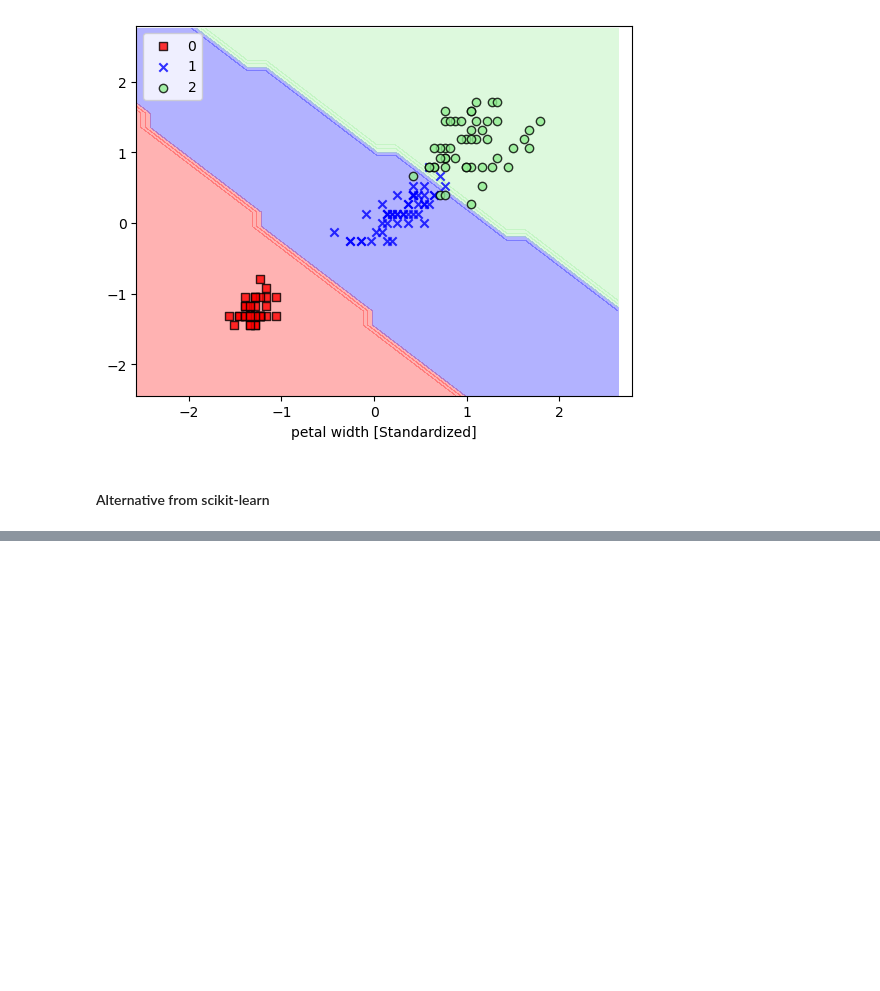
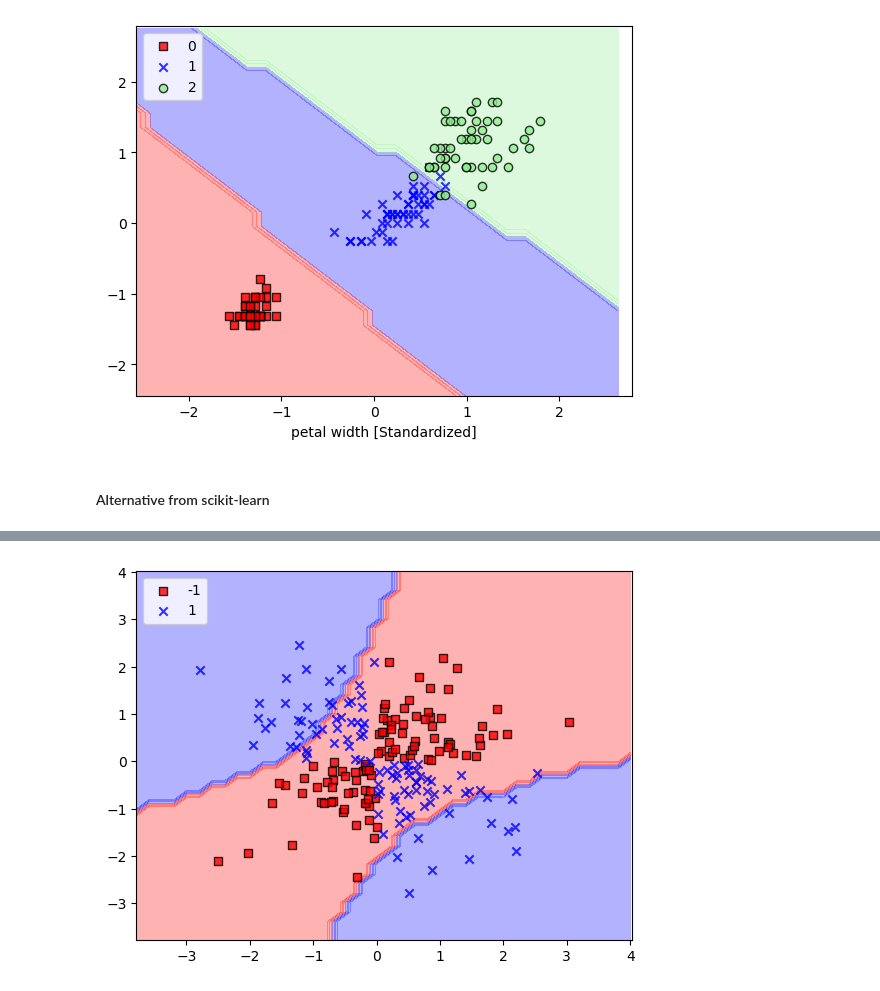
Before and after one commit to shirley430316/machine-learning, a Jupyter notebook: ch3-svm.ipynb, the cells around one changed output, grey strips where cells are left out. Saved outputs shown, nothing was run; the diff lists cells and outputs as text; code cells hidden in the pictures; blank space fills up the shorter version.

```diff
--- a/ch3-svm.ipynb
+++ b/ch3-svm.ipynb
@@ -72,0 +115,10 @@ plt.show()
+# %%
+svm = SVC(kernel='rbf', random_state=1, gamma=0.01, C=10)
+svm.fit(X_xor, y_xor)
+plot_decision_regions(X_xor, y_xor, classifier=svm)
+plt.legend(loc='upper left')
+plt.show()
+
+# change gamma to see how it influence overfitting
+# %% [output]
+[figure, added]
```
Also changed, not shown: parts of 3 cells of this notebook.
